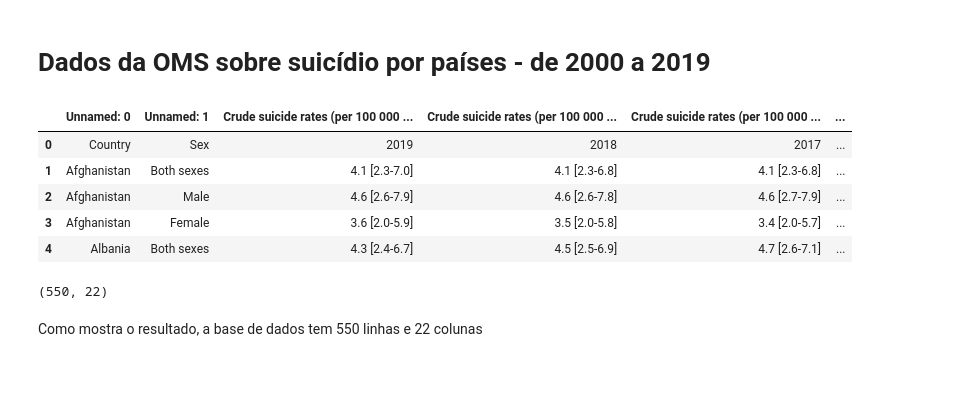
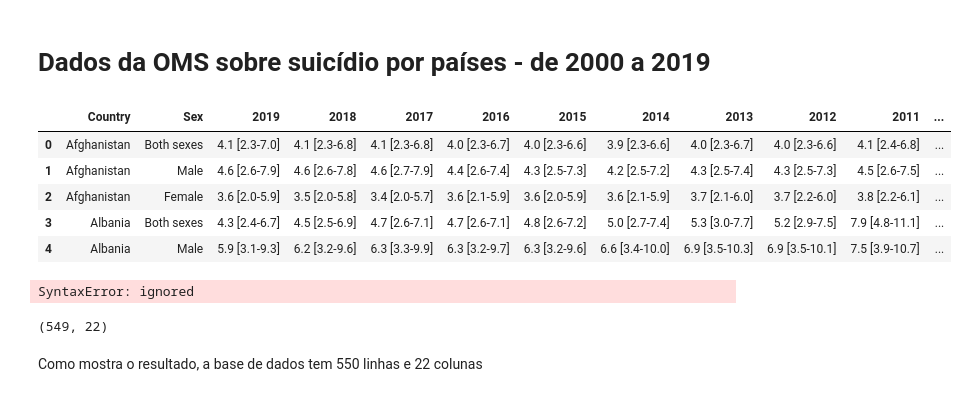
Before and after one commit to brunamulinari/TechLabsProject_PsiData, a Jupyter notebook: suicidios_saudemental_OMS.ipynb, the cells around one changed output. Cells and saved outputs as stored; diff of their text form; code cells hidden in the pictures.

```diff
--- a/suicidios_saudemental_OMS.ipynb
+++ b/suicidios_saudemental_OMS.ipynb
@@ -15,24 +15,33 @@ import numpy as np
   #1 - subir os arquivos na lateral esquerda do google Colab
   #2 - ou buscar outra forma de puxar os arquivos, através de um link do google drive
 
-suic20_20 = pd.read_csv('suic20_20.csv')
+suic00_20 = pd.read_csv('OMS-taxas-suicidio-paises-2000_2020.csv', header=1)
+#df = pd.read_csv('dados.csv', sep=';', names=['nome_completo', 'idade'], header=0)
 # %%
 #Exibindo as 5 primeiras linhas
 
-suic20_20.head()
+suic00_20.head()
 # %% [output]
-|  | Unnamed: 0 | Unnamed: 1 | Crude suicide rates (per 100 000 ... | Crude suicide rates (per 100 000 ... | Crude suicide rates (per 100 000 ... | ... |
-| 0 | Country | Sex | 2019 | 2018 | 2017 | ... |
-| 1 | Afghanistan | Both sexes | 4.1 [2.3-7.0] | 4.1 [2.3-6.8] | 4.1 [2.3-6.8] | ... |
-| 2 | Afghanistan | Male | 4.6 [2.6-7.9] | 4.6 [2.6-7.8] | 4.6 [2.7-7.9] | ... |
-| 3 | Afghanistan | Female | 3.6 [2.0-5.9] | 3.5 [2.0-5.8] | 3.4 [2.0-5.7] | ... |
-| 4 | Albania | Both sexes | 4.3 [2.4-6.7] | 4.5 [2.5-6.9] | 4.7 [2.6-7.1] | ... |
+|  | Country | Sex | 2019 | 2018 | 2017 | 2016 | 2015 | 2014 | 2013 | 2012 | 2011 | ... |
+| 0 | Afghanistan | Both sexes | 4.1 [2.3-7.0] | 4.1 [2.3-6.8] | 4.1 [2.3-6.8] | 4.0 [2.3-6.7] | 4.0 [2.3-6.6] | 3.9 [2.3-6.6] | 4.0 [2.3-6.7] | 4.0 [2.3-6.6] | 4.1 [2.4-6.8] | ... |
+| 1 | Afghanistan | Male | 4.6 [2.6-7.9] | 4.6 [2.6-7.8] | 4.6 [2.7-7.9] | 4.4 [2.6-7.4] | 4.3 [2.5-7.3] | 4.2 [2.5-7.2] | 4.3 [2.5-7.4] | 4.3 [2.5-7.3] | 4.5 [2.6-7.5] | ... |
+| 2 | Afghanistan | Female | 3.6 [2.0-5.9] | 3.5 [2.0-5.8] | 3.4 [2.0-5.7] | 3.6 [2.1-5.9] | 3.6 [2.0-5.9] | 3.6 [2.1-5.9] | 3.7 [2.1-6.0] | 3.7 [2.2-6.0] | 3.8 [2.2-6.1] | ... |
+| 3 | Albania | Both sexes | 4.3 [2.4-6.7] | 4.5 [2.5-6.9] | 4.7 [2.6-7.1] | 4.7 [2.6-7.1] | 4.8 [2.6-7.2] | 5.0 [2.7-7.4] | 5.3 [3.0-7.7] | 5.2 [2.9-7.5] | 7.9 [4.8-11.1] | ... |
+| 4 | Albania | Male | 5.9 [3.1-9.3] | 6.2 [3.2-9.6] | 6.3 [3.3-9.9] | 6.3 [3.2-9.7] | 6.3 [3.2-9.6] | 6.6 [3.4-10.0] | 6.9 [3.5-10.3] | 6.9 [3.5-10.1] | 7.5 [3.9-10.7] | ... |
+# %%
+#tentativa de excluir os dados entre colchetes '[]' das variáveis
+
+#result = string.rstrip('/')
+suic00_20 = 2019.rstrip('[')
+suic00_20.head()
+# %% [output]
+SyntaxError: ignored
 # %%
 ## Visualizando tamanho total do banco
 
-suic20_20.shape
+suic00_20.shape
 # %% [output]
-(550, 22)
+(549, 22)
 # %% [markdown]
 Como mostra o resultado, a base de dados tem 550 linhas e 22 colunas
 # %% [markdown]
```
Also changed, not shown: parts of 1 cell of this notebook.
